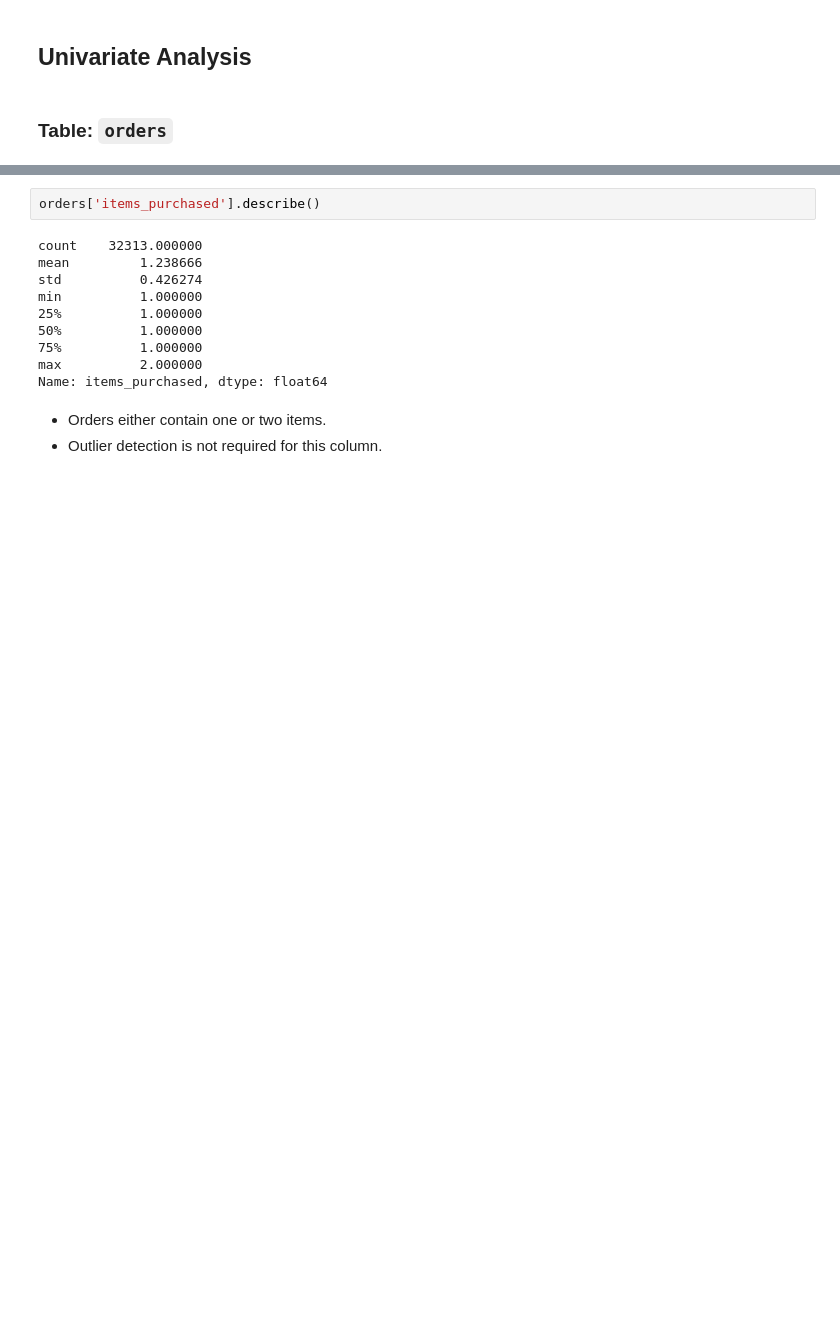
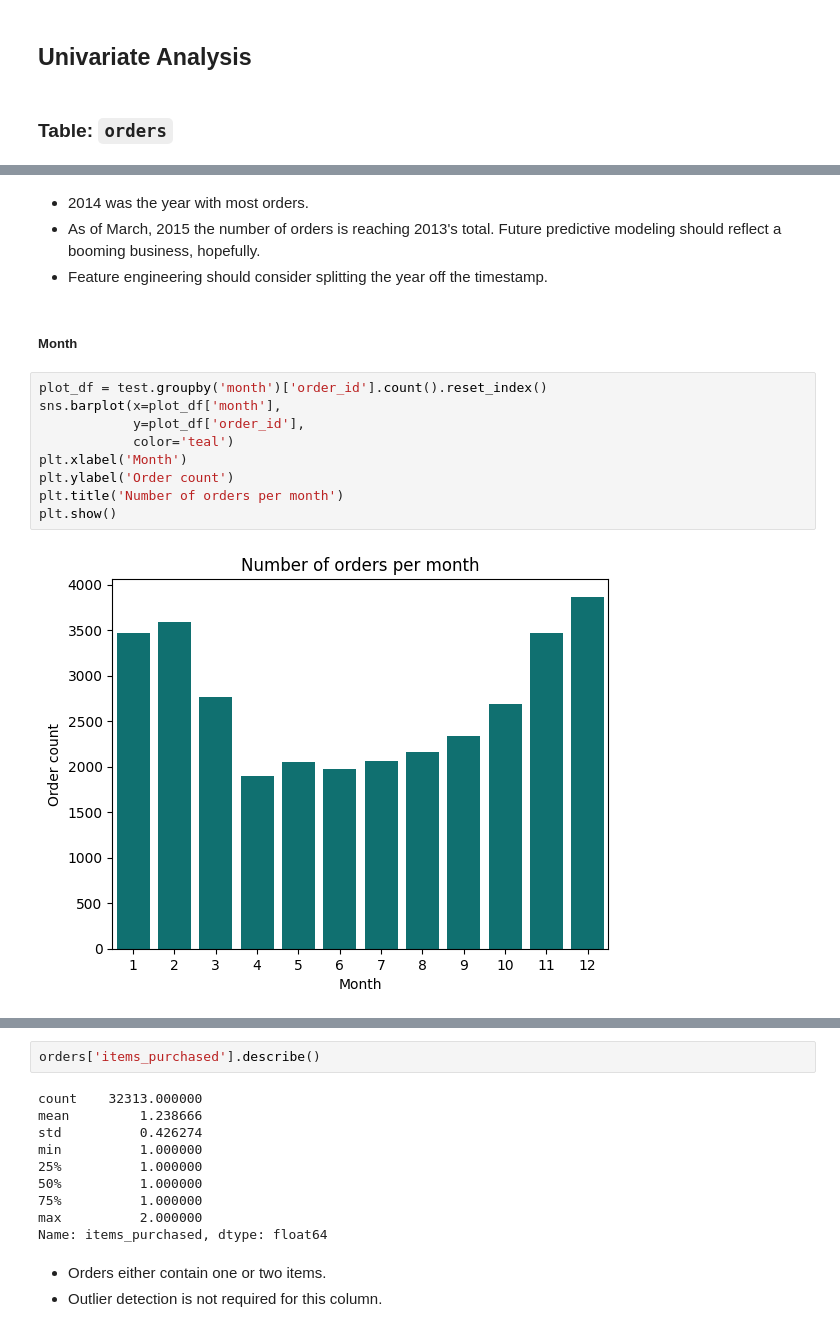
Before and after one commit to efrenchavez/2026_01_Toy_Store_E-Commerce, a Jupyter notebook: jupyter/eda.ipynb, the cells around one changed output, grey strips where cells are left out. Cells and saved outputs as stored; diff of their text form; blank space fills up the shorter version.

```diff
--- a/jupyter/eda.ipynb
+++ b/jupyter/eda.ipynb
@@ -455,0 +711,17 @@ memory usage: 1.1 MB
+# %% [markdown]
+* 2014 was the year with most orders.
+* As of March, 2015 the number of orders is reaching 2013's total. Future predictive modeling should reflect a booming business, hopefully.
+* Feature engineering should consider splitting the year off the timestamp.
+# %% [markdown]
+##### Month
+# %%
+plot_df = test.groupby('month')['order_id'].count().reset_index()
+sns.barplot(x=plot_df['month'],
+            y=plot_df['order_id'],
+            color='teal')
+plt.xlabel('Month')
+plt.ylabel('Order count')
+plt.title('Number of orders per month')
+plt.show()
+# %% [output]
+[figure, added]
```
Also changed, not shown: parts of 78 cells of this notebook, 1 other file.
